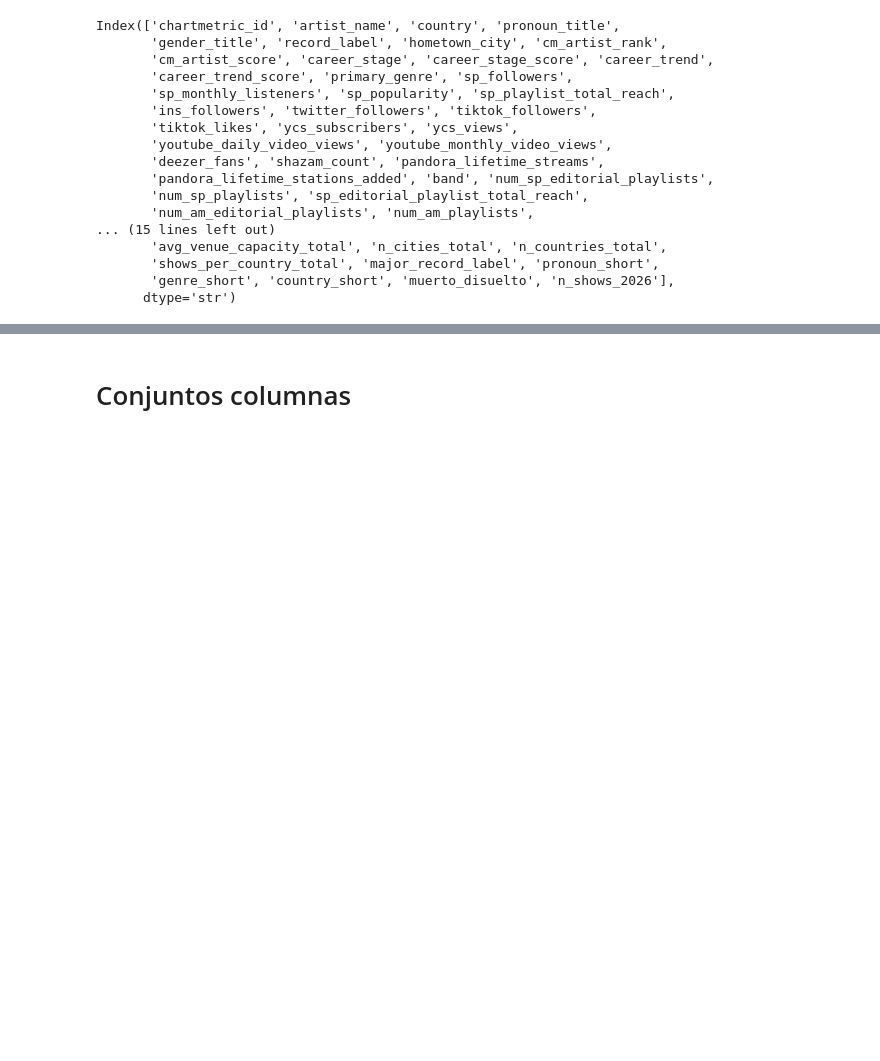
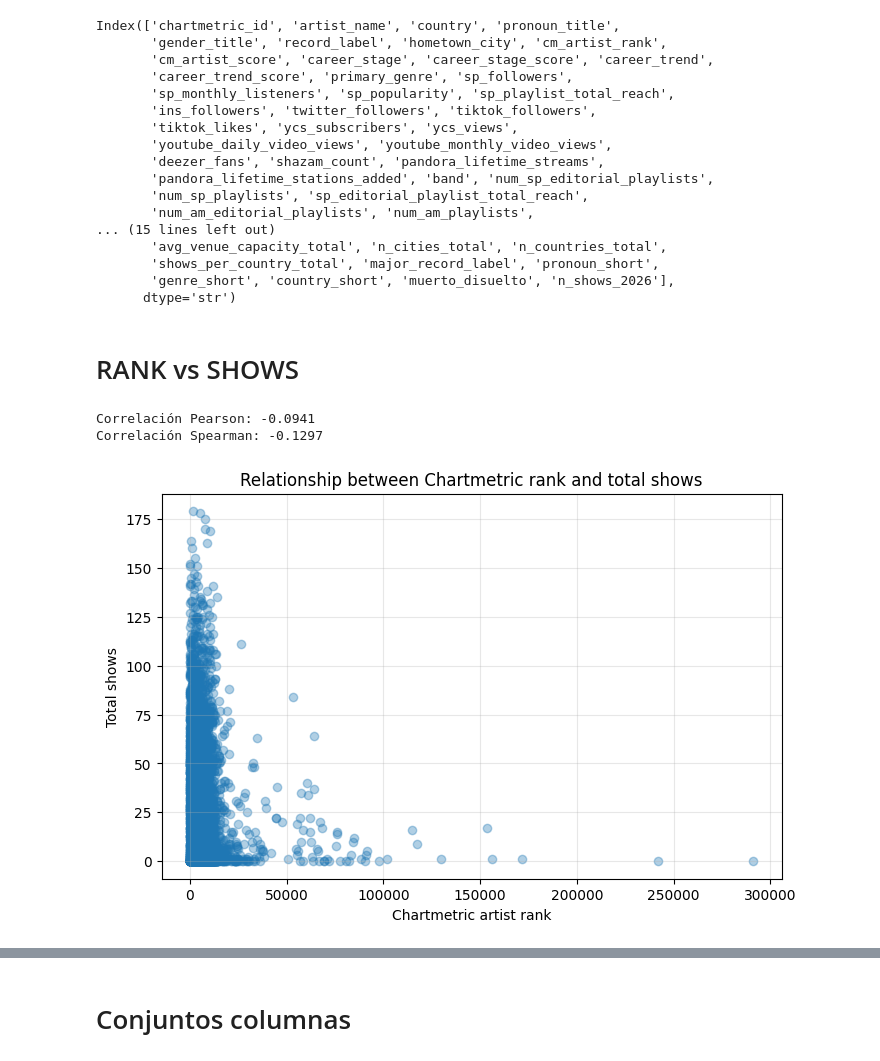
Before and after one commit to SilvanaBContreras/come_together_industria_de_la_musica, a Jupyter notebook: chartmetric_EDA1.ipynb, the cells around one changed output, grey strips where cells are left out. Cells and saved outputs as stored; diff of their text form; code cells hidden in the pictures; blank space fills up the shorter version.

Commit message:
rank vs shows

```diff
--- a/chartmetric_EDA1.ipynb
+++ b/chartmetric_EDA1.ipynb
@@ -2395,3 +2391,46 @@ Index(['chartmetric_id', 'artist_name', 'country', 'pronoun_title',
        'shows_per_country_total', 'major_record_label', 'pronoun_short',
        'genre_short', 'country_short', 'muerto_disuelto', 'n_shows_2026'],
       dtype='str')
+# %% [markdown]
+# RANK vs SHOWS
+# %%
+import numpy as np
+import pandas as pd
+import matplotlib.pyplot as plt
+
+# ============================================================
+# Relación entre Chartmetric rank y cantidad total de shows
+# ============================================================
+
+# Correlación de Pearson
+corr_pearson = df["cm_artist_rank"].corr(df["n_shows_total"], method="pearson")
+
+# Correlación de Spearman
+corr_spearman = df["cm_artist_rank"].corr(df["n_shows_total"], method="spearman")
+
+print("Correlación Pearson:", round(corr_pearson, 4))
+print("Correlación Spearman:", round(corr_spearman, 4))
+# %% [output]
+Correlación Pearson: -0.0941
+Correlación Spearman: -0.1297
+# %%
+# ============================================================
+# Scatterplot: rank vs shows
+# ============================================================
+
+plt.figure(figsize=(8, 5))
+
+plt.scatter(
+    df["cm_artist_rank"],
+    df["n_shows_total"],
+    alpha=0.35
+)
+
+plt.xlabel("Chartmetric artist rank")
+plt.ylabel("Total shows")
+plt.title("Relationship between Chartmetric rank and total shows")
+
+plt.grid(alpha=0.3)
+plt.show()
+# %% [output]
+[figure, added]
```
Also changed, not shown: parts of 7 cells of this notebook.
